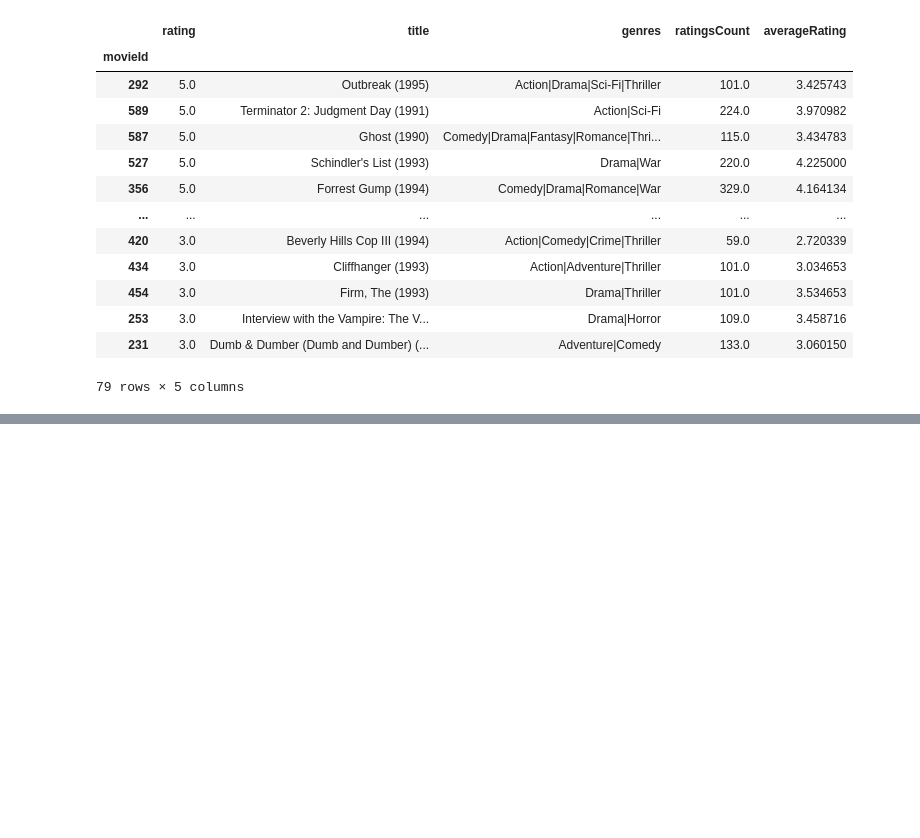
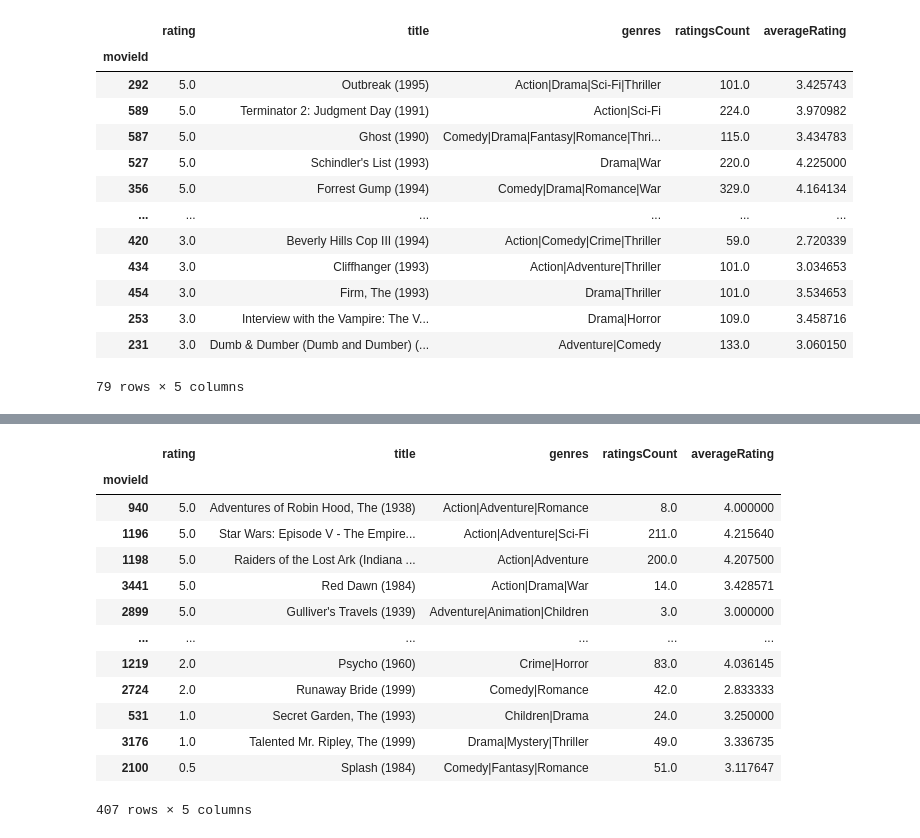
Before and after one commit to Harry-Turner/Python, a Jupyter notebook: ML_MovieRecommender.ipynb, the cells around one changed output, grey strips where cells are left out. Saved outputs shown, nothing was run; the diff lists cells and outputs as text; code cells hidden in the pictures; blank space fills up the shorter version.

```diff
--- a/ML_MovieRecommender.ipynb
+++ b/ML_MovieRecommender.ipynb
@@ -333,0 +466,19 @@ make_movie_recommendation(SAMPLE_USER_ID)
+# %%
+NEW_USER_ID = 611
+
+make_recommendation_with_knn(NEW_USER_ID)
+# %% [output]
+|  | rating | title | genres | ratingsCount | averageRating |
+| movieId |  |  |  |  |  |
+| 940 | 5.0 | Adventures of Robin Hood, The (1938) | Action|Adventure|Romance | 8.0 | 4.000000 |
+| 1196 | 5.0 | Star Wars: Episode V - The Empire... | Action|Adventure|Sci-Fi | 211.0 | 4.215640 |
+| 1198 | 5.0 | Raiders of the Lost Ark (Indiana ... | Action|Adventure | 200.0 | 4.207500 |
+| 3441 | 5.0 | Red Dawn (1984) | Action|Drama|War | 14.0 | 3.428571 |
+| 2899 | 5.0 | Gulliver's Travels (1939) | Adventure|Animation|Children | 3.0 | 3.000000 |
+| ... | ... | ... | ... | ... | ... |
+| 1219 | 2.0 | Psycho (1960) | Crime|Horror | 83.0 | 4.036145 |
+| 2724 | 2.0 | Runaway Bride (1999) | Comedy|Romance | 42.0 | 2.833333 |
+| 531 | 1.0 | Secret Garden, The (1993) | Children|Drama | 24.0 | 3.250000 |
+| 3176 | 1.0 | Talented Mr. Ripley, The (1999) | Drama|Mystery|Thriller | 49.0 | 3.336735 |
+| 2100 | 0.5 | Splash (1984) | Comedy|Fantasy|Romance | 51.0 | 3.117647 |
+407 rows × 5 columns
```
Also changed, not shown: parts of 5 cells of this notebook.
